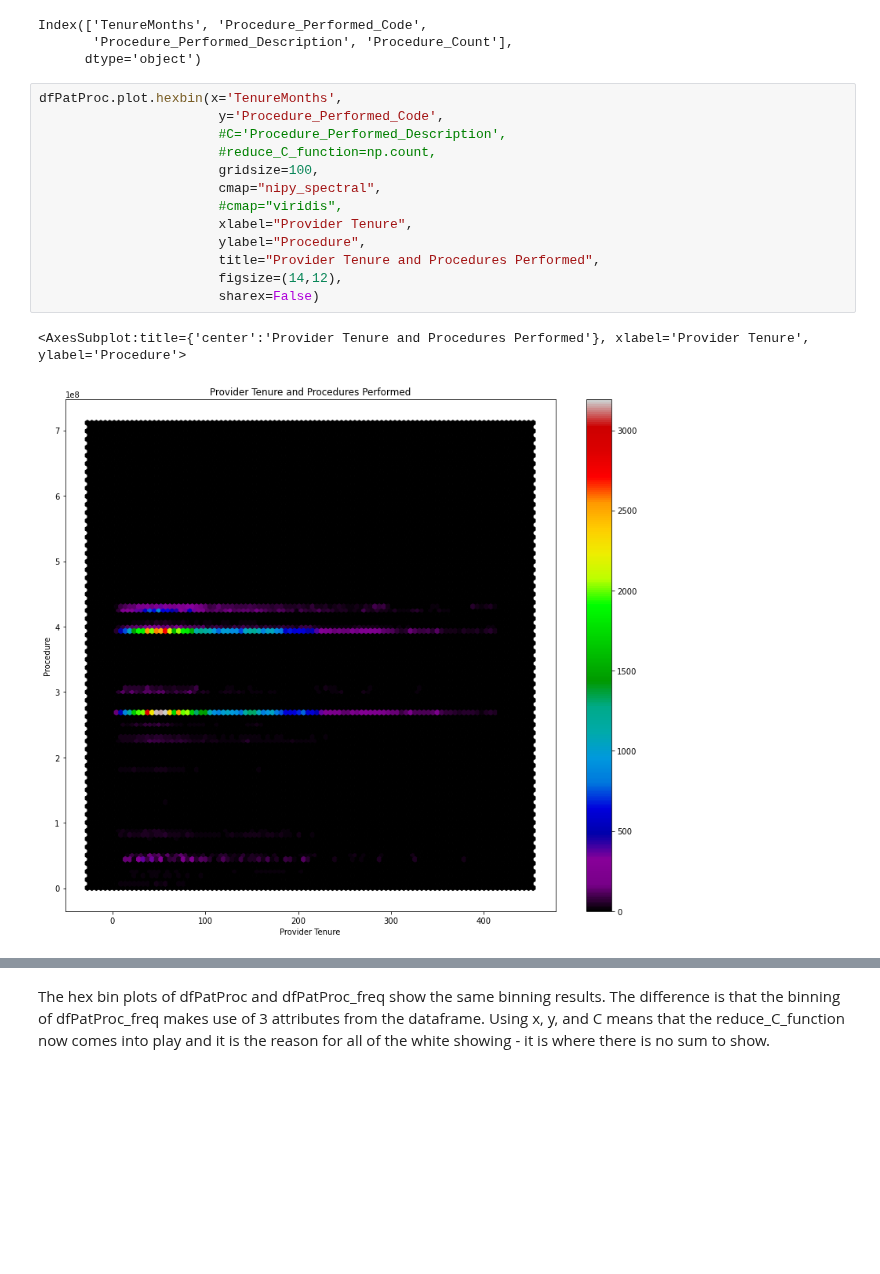
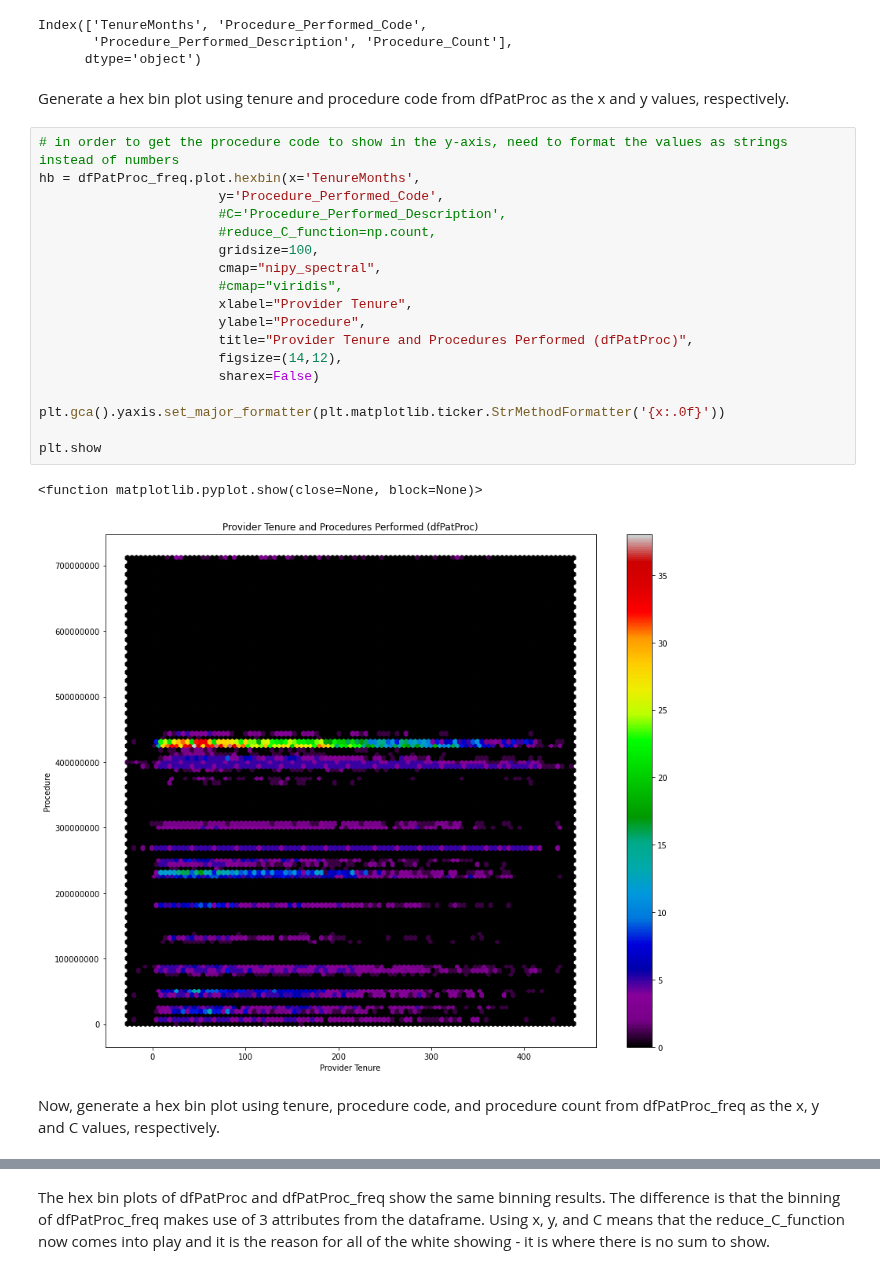
Before and after one commit to data-rescue/ems-analytics, a Jupyter notebook: notebooks/20210313-eem-tenure-proc.ipynb, the cells around one changed output, grey strips where cells are left out. Cells and saved outputs as stored; diff of their text form; blank space fills up the shorter version.

Commit message:
updates to patients and procedures evaluation using hexbin, etc.

```diff
--- a/notebooks/20210313-eem-tenure-proc.ipynb
+++ b/notebooks/20210313-eem-tenure-proc.ipynb
@@ -66,22 +110,31 @@ dfPatProc_freq.columns
 Index(['TenureMonths', 'Procedure_Performed_Code',
        'Procedure_Performed_Description', 'Procedure_Count'],
       dtype='object')
+# %% [markdown]
+Generate a hex bin plot using tenure and procedure code from dfPatProc as the x and y values, respectively.
 # %%
-dfPatProc.plot.hexbin(x='TenureMonths',
+# in order to get the procedure code to show in the y-axis, need to format the values as strings instead of numbers
+hb = dfPatProc_freq.plot.hexbin(x='TenureMonths',
                        y='Procedure_Performed_Code',
                        #C='Procedure_Performed_Description',
                        #reduce_C_function=np.count,
                        gridsize=100,
                        cmap="nipy_spectral",
                        #cmap="viridis",
                        xlabel="Provider Tenure",
                        ylabel="Procedure",
-                       title="Provider Tenure and Procedures Performed",
+                       title="Provider Tenure and Procedures Performed (dfPatProc)",
                        figsize=(14,12),
                        sharex=False)
+
+plt.gca().yaxis.set_major_formatter(plt.matplotlib.ticker.StrMethodFormatter('{x:.0f}'))
+
+plt.show
 # %% [output]
-<AxesSubplot:title={'center':'Provider Tenure and Procedures Performed'}, xlabel='Provider Tenure', ylabel='Procedure'>
+<function matplotlib.pyplot.show(close=None, block=None)>
-[figure, old version]
+[figure, new version]
+# %% [markdown]
+Now, generate a hex bin plot using tenure, procedure code, and procedure count from dfPatProc_freq as the x, y and C values, respectively.
 # %%
 # in order to get the procedure code to show in the y-axis, need to format the values as strings instead of numbers
 hb = dfPatProc_freq.plot.hexbin(
```
Also changed, not shown: parts of 50 cells of this notebook.
